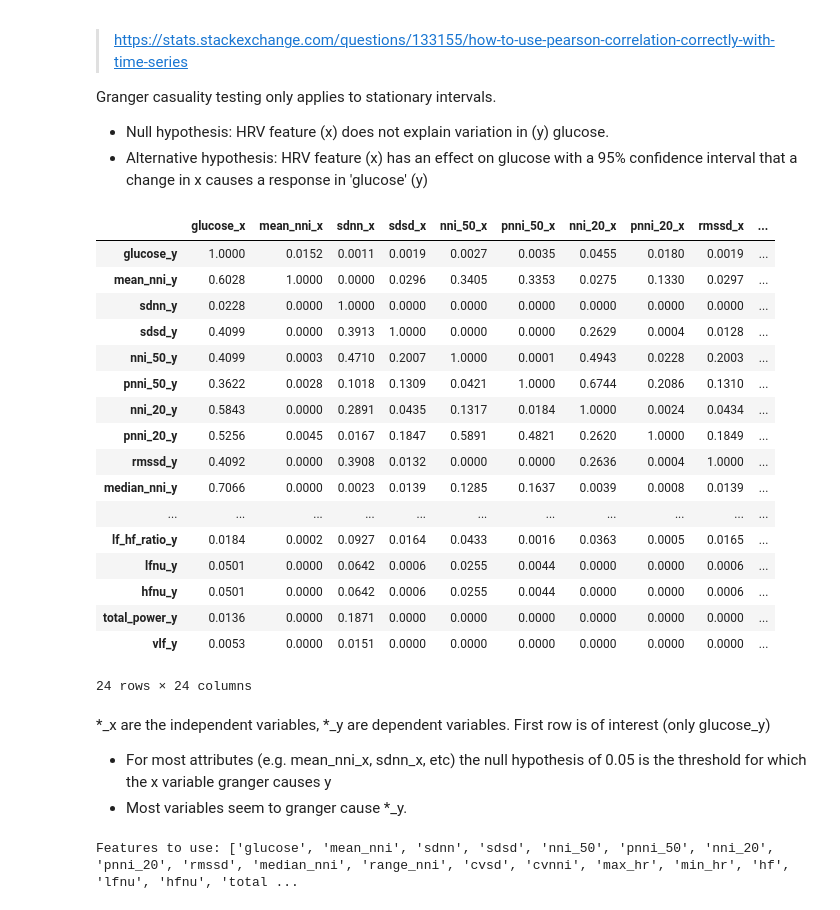
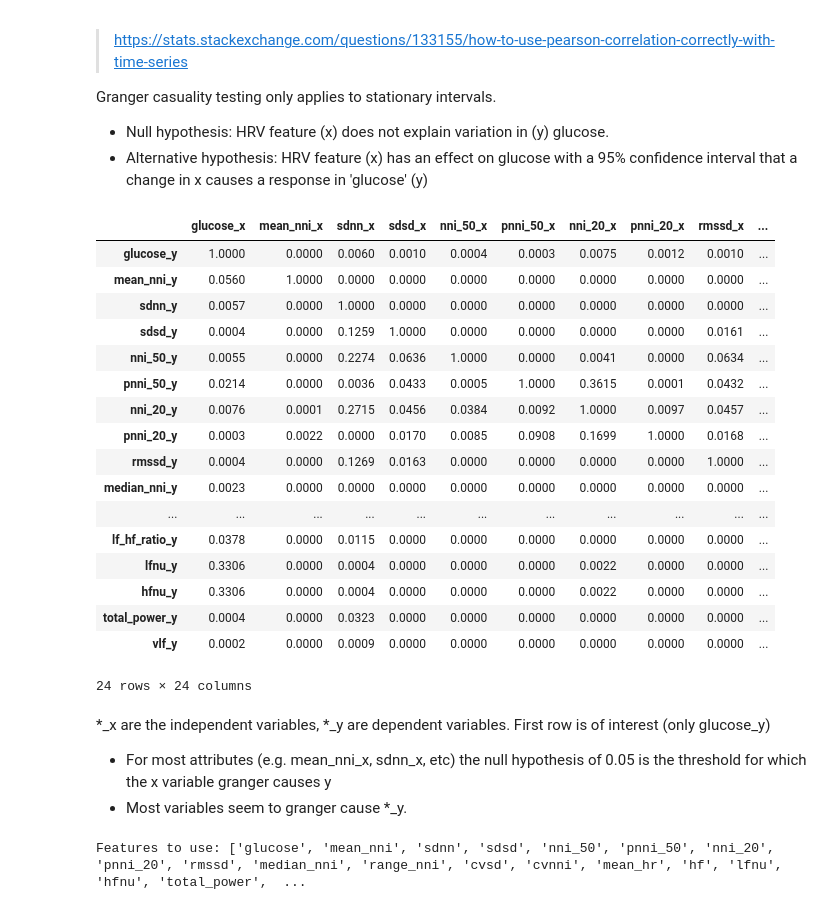
Before and after one commit to itsdarrenlee/BtechFYP, a Jupyter notebook: data/Phase 3 Trial (Mar 2022)/ARIMA.ipynb, the cells around one changed output. Cells and saved outputs as stored; diff of their text form; code cells hidden in the pictures.

```diff
--- a/data/Phase 3 Trial (Mar 2022)/ARIMA.ipynb
+++ b/data/Phase 3 Trial (Mar 2022)/ARIMA.ipynb
@@ -341,26 +356,26 @@ Granger casuality testing only applies to stationary intervals.
 - Null hypothesis: HRV feature (x) does not explain variation in (y) glucose.
 - Alternative hypothesis: HRV feature (x) has an effect on glucose with a 95% confidence interval that a change in x causes a response in 'glucose' (y)
 # %%
-matrix = grangers_causation_matrix(y_train, variables=y_train.columns)
+matrix = grangers_causation_matrix(final_df, variables=final_df.columns)
 matrix
 # %% [output]
 |  | glucose_x | mean_nni_x | sdnn_x | sdsd_x | nni_50_x | pnni_50_x | nni_20_x | pnni_20_x | rmssd_x | ... |
-| glucose_y | 1.0000 | 0.0152 | 0.0011 | 0.0019 | 0.0027 | 0.0035 | 0.0455 | 0.0180 | 0.0019 | ... |
-| mean_nni_y | 0.6028 | 1.0000 | 0.0000 | 0.0296 | 0.3405 | 0.3353 | 0.0275 | 0.1330 | 0.0297 | ... |
-| sdnn_y | 0.0228 | 0.0000 | 1.0000 | 0.0000 | 0.0000 | 0.0000 | 0.0000 | 0.0000 | 0.0000 | ... |
-| sdsd_y | 0.4099 | 0.0000 | 0.3913 | 1.0000 | 0.0000 | 0.0000 | 0.2629 | 0.0004 | 0.0128 | ... |
-| nni_50_y | 0.4099 | 0.0003 | 0.4710 | 0.2007 | 1.0000 | 0.0001 | 0.4943 | 0.0228 | 0.2003 | ... |
-| pnni_50_y | 0.3622 | 0.0028 | 0.1018 | 0.1309 | 0.0421 | 1.0000 | 0.6744 | 0.2086 | 0.1310 | ... |
-| nni_20_y | 0.5843 | 0.0000 | 0.2891 | 0.0435 | 0.1317 | 0.0184 | 1.0000 | 0.0024 | 0.0434 | ... |
-| pnni_20_y | 0.5256 | 0.0045 | 0.0167 | 0.1847 | 0.5891 | 0.4821 | 0.2620 | 1.0000 | 0.1849 | ... |
-| rmssd_y | 0.4092 | 0.0000 | 0.3908 | 0.0132 | 0.0000 | 0.0000 | 0.2636 | 0.0004 | 1.0000 | ... |
-| median_nni_y | 0.7066 | 0.0000 | 0.0023 | 0.0139 | 0.1285 | 0.1637 | 0.0039 | 0.0008 | 0.0139 | ... |
+| glucose_y | 1.0000 | 0.0000 | 0.0060 | 0.0010 | 0.0004 | 0.0003 | 0.0075 | 0.0012 | 0.0010 | ... |
+| mean_nni_y | 0.0560 | 1.0000 | 0.0000 | 0.0000 | 0.0000 | 0.0000 | 0.0000 | 0.0000 | 0.0000 | ... |
+| sdnn_y | 0.0057 | 0.0000 | 1.0000 | 0.0000 | 0.0000 | 0.0000 | 0.0000 | 0.0000 | 0.0000 | ... |
+| sdsd_y | 0.0004 | 0.0000 | 0.1259 | 1.0000 | 0.0000 | 0.0000 | 0.0000 | 0.0000 | 0.0161 | ... |
+| nni_50_y | 0.0055 | 0.0000 | 0.2274 | 0.0636 | 1.0000 | 0.0000 | 0.0041 | 0.0000 | 0.0634 | ... |
+| pnni_50_y | 0.0214 | 0.0000 | 0.0036 | 0.0433 | 0.0005 | 1.0000 | 0.3615 | 0.0001 | 0.0432 | ... |
+| nni_20_y | 0.0076 | 0.0001 | 0.2715 | 0.0456 | 0.0384 | 0.0092 | 1.0000 | 0.0097 | 0.0457 | ... |
+| pnni_20_y | 0.0003 | 0.0022 | 0.0000 | 0.0170 | 0.0085 | 0.0908 | 0.1699 | 1.0000 | 0.0168 | ... |
+| rmssd_y | 0.0004 | 0.0000 | 0.1269 | 0.0163 | 0.0000 | 0.0000 | 0.0000 | 0.0000 | 1.0000 | ... |
+| median_nni_y | 0.0023 | 0.0000 | 0.0000 | 0.0000 | 0.0000 | 0.0000 | 0.0000 | 0.0000 | 0.0000 | ... |
 | ... | ... | ... | ... | ... | ... | ... | ... | ... | ... | ... |
-| lf_hf_ratio_y | 0.0184 | 0.0002 | 0.0927 | 0.0164 | 0.0433 | 0.0016 | 0.0363 | 0.0005 | 0.0165 | ... |
-| lfnu_y | 0.0501 | 0.0000 | 0.0642 | 0.0006 | 0.0255 | 0.0044 | 0.0000 | 0.0000 | 0.0006 | ... |
-| hfnu_y | 0.0501 | 0.0000 | 0.0642 | 0.0006 | 0.0255 | 0.0044 | 0.0000 | 0.0000 | 0.0006 | ... |
-| total_power_y | 0.0136 | 0.0000 | 0.1871 | 0.0000 | 0.0000 | 0.0000 | 0.0000 | 0.0000 | 0.0000 | ... |
-| vlf_y | 0.0053 | 0.0000 | 0.0151 | 0.0000 | 0.0000 | 0.0000 | 0.0000 | 0.0000 | 0.0000 | ... |
+| lf_hf_ratio_y | 0.0378 | 0.0000 | 0.0115 | 0.0000 | 0.0000 | 0.0000 | 0.0000 | 0.0000 | 0.0000 | ... |
+| lfnu_y | 0.3306 | 0.0000 | 0.0004 | 0.0000 | 0.0000 | 0.0000 | 0.0022 | 0.0000 | 0.0000 | ... |
+| hfnu_y | 0.3306 | 0.0000 | 0.0004 | 0.0000 | 0.0000 | 0.0000 | 0.0022 | 0.0000 | 0.0000 | ... |
+| total_power_y | 0.0004 | 0.0000 | 0.0323 | 0.0000 | 0.0000 | 0.0000 | 0.0000 | 0.0000 | 0.0000 | ... |
+| vlf_y | 0.0002 | 0.0000 | 0.0009 | 0.0000 | 0.0000 | 0.0000 | 0.0000 | 0.0000 | 0.0000 | ... |
 24 rows × 24 columns
 # %% [markdown]
 *_x are the independent variables, *_y are dependent variables. First row is of interest (only glucose_y)
@@ -389,8 +404,9 @@ feat.insert(0, 'glucose')
 # %%
-train_best_feat = y_train[feat]
-print(f"Features to use: {feat}")
+# train_best_feat = y_train[feat]
+train_best_feat =final_df[useful_varma_features]
+print(f"Features to use: {useful_varma_features}")
 # %% [output]
-Features to use: ['glucose', 'mean_nni', 'sdnn', 'sdsd', 'nni_50', 'pnni_50', 'nni_20', 'pnni_20', 'rmssd', 'median_nni', 'range_nni', 'cvsd', 'cvnni', 'max_hr', 'min_hr', 'hf', 'lfnu', 'hfnu', 'total ...
+Features to use: ['glucose', 'mean_nni', 'sdnn', 'sdsd', 'nni_50', 'pnni_50', 'nni_20', 'pnni_20', 'rmssd', 'median_nni', 'range_nni', 'cvsd', 'cvnni', 'mean_hr', 'hf', 'lfnu', 'hfnu', 'total_power',  ...
 # %%
 from dask.distributed import Client
 client = Client(threads_per_worker=3, n_workers=4)
```
Also changed, not shown: parts of 62 cells of this notebook, 25 other files.
